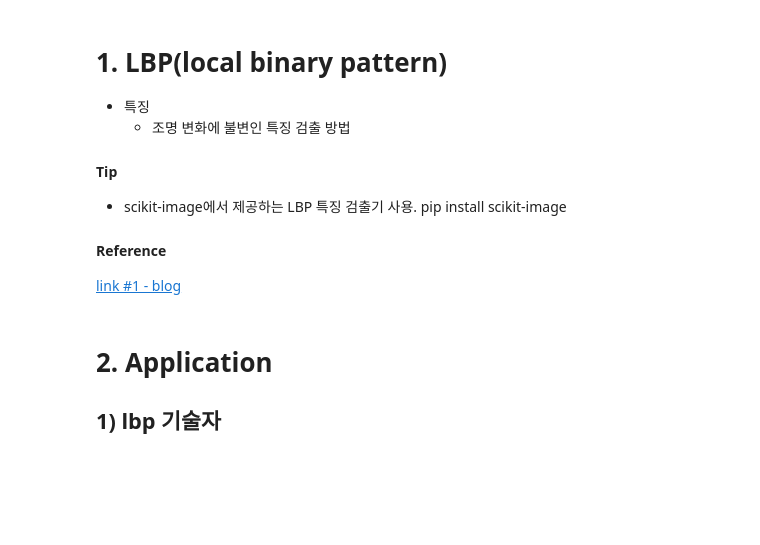
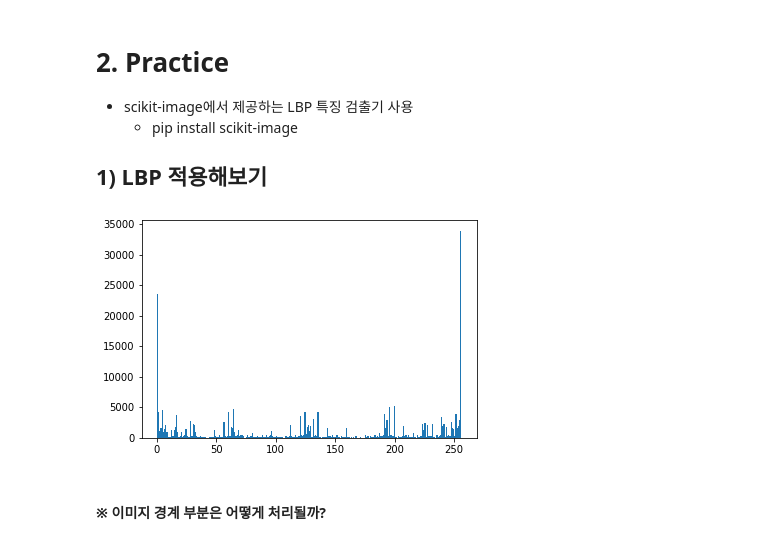
Before and after one commit to tjrjsgk/MachineVision, a Jupyter notebook: ch6-2_lbp/lbp.ipynb, the cells around one changed output. Drawn from its saved outputs; the diff is of its cells as text; code cells hidden in the pictures; blank space fills up the shorter version.

```diff
--- a/ch6-2_lbp/lbp.ipynb
+++ b/ch6-2_lbp/lbp.ipynb
@@ -1,15 +37,43 @@
 # %% [markdown]
-# 1. LBP(local binary pattern)
+# 2. Practice
+- scikit-image에서 제공하는 LBP 특징 검출기 사용
+  - pip install scikit-image
 
-
-- 특징
-  - 조명 변화에 불변인 특징 검출 방법
-
-#### Tip
-- scikit-image에서 제공하는 LBP 특징 검출기 사용. pip install scikit-image
-
-#### Reference
-[link #1 - blog](https://bskyvision.com/280)
+## 1) LBP 적용해보기
-# %% [markdown]
-# 2. Application
-## 1) lbp 기술자
+# %%
+import cv2
+import numpy as np
+from skimage.feature import local_binary_pattern
+import matplotlib.pyplot as plt
+%matplotlib inline
+
+## LBP 파라미터
+radius = 1
+numPoints = 8 * radius
+method = 'default'
+
+## 이미지 불러오기
+img = cv2.imread('iu.jpg')
+img = cv2.resize(img, None, fx=0.4, fy=0.4)
+gray = cv2.cvtColor(img, cv2.COLOR_BGR2GRAY)
+
+## LBP 계산
+lbp = local_binary_pattern(gray, numPoints, radius, method)
+lbp = lbp.astype('uint8')
+
+## LBP 히스토그램 시각화
+n_bins = lbp.max() + 1
+
+plt.hist(lbp.ravel(), bins=n_bins, range=(0,n_bins))
+plt.show()
+
+## 이미지 시각화
+cv2.imshow('gray', gray)
+cv2.imshow('lbp', lbp)
+cv2.waitKey(0)
+
+cv2.destroyAllWindows()
+# %% [output]
+[figure, added]
+# %% [markdown]
+#### ※ 이미지 경계 부분은 어떻게 처리될까?
```
Also changed, not shown: parts of 18 cells of this notebook, 12 other files.
